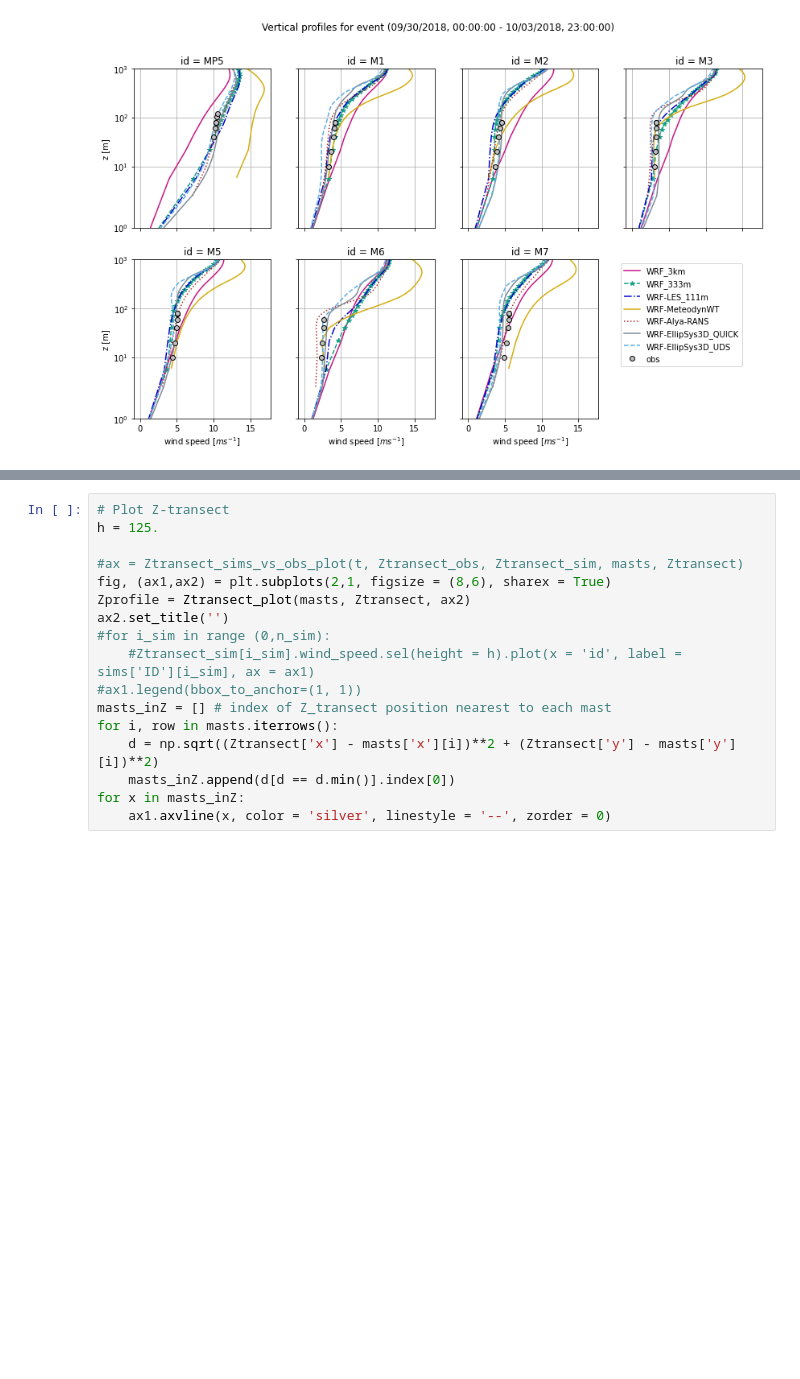
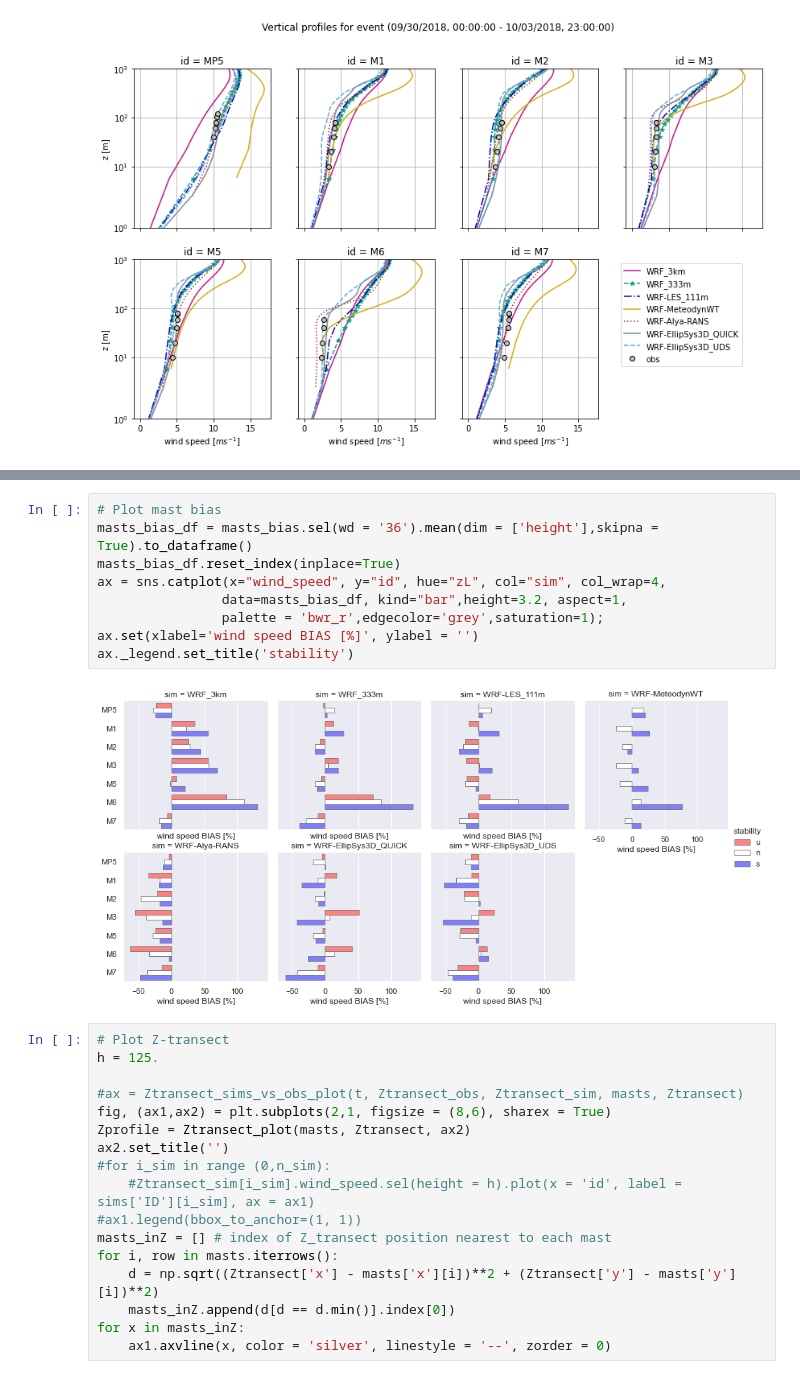
Before and after one commit to jsrodrigo/alex17, a Jupyter notebook: ALEX17_DiurnalCycles_Benchmark.ipynb, the cells around one changed output, grey strips where cells are left out. Drawn from its saved outputs; the diff is of its cells as text; blank space fills up the shorter version.

```diff
--- a/ALEX17_DiurnalCycles_Benchmark.ipynb
+++ b/ALEX17_DiurnalCycles_Benchmark.ipynb
@@ -255,3 +290,14 @@ array([ -5.,   5.,  15.,  25.,  35.,  45.,  55.,  65.,  75.,  85.,  95.,
+# %%
+# Plot mast bias
+masts_bias_df = masts_bias.sel(wd = '36').mean(dim = ['height'],skipna = True).to_dataframe()
+masts_bias_df.reset_index(inplace=True)
+ax = sns.catplot(x="wind_speed", y="id", hue="zL", col="sim", col_wrap=4,
+                data=masts_bias_df, kind="bar",height=3.2, aspect=1,
+                palette = 'bwr_r',edgecolor='grey',saturation=1);
+ax.set(xlabel='wind speed BIAS [%]', ylabel = '')
+ax._legend.set_title('stability')
+# %% [output]
+[figure, added]
 # %%
 # Plot Z-transect
 h = 125.
```
Also changed, not shown: parts of 8 cells of this notebook, 1 other file.
